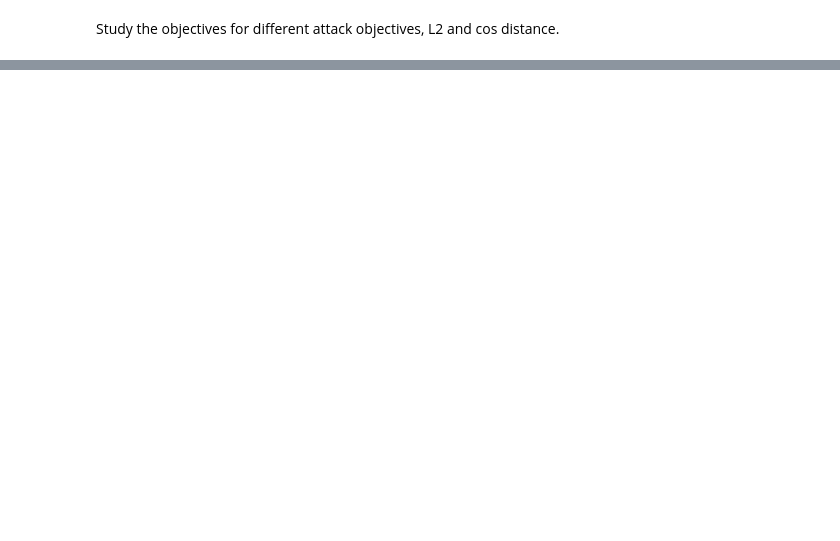
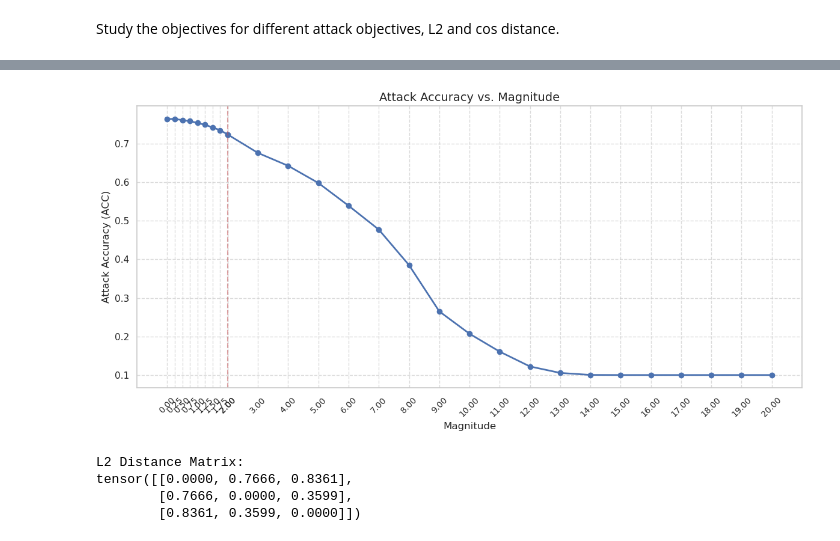
Before and after one commit to yangland/FedON, a Jupyter notebook: jupyter_notebooks/objective_definition.ipynb, the cells around one changed output, grey strips where cells are left out. Saved outputs shown, nothing was run; the diff lists cells and outputs as text; code cells hidden in the pictures; blank space fills up the shorter version.

```diff
--- a/jupyter_notebooks/objective_definition.ipynb
+++ b/jupyter_notebooks/objective_definition.ipynb
@@ -117,0 +335,9 @@ for iter in range(iters):
+# %%
+# copy the trained model0 to model1
+model1.load_state_dict(model0.state_dict())
+
+# test the model1
+test_loss, accuracy, per_class_accuracy, attack_success_rate = fl_validation(model1, c_criterion1,
+                            test_data, server_batch_size=32, class_num=10, attack_method='none',
+                            mali_labels=[0,7], device=device)
+print(f"model1 accuracy:{accuracy}")
@@ -117,0 +465,28 @@ for iter in range(iters):
+# %%
+# Create the plot
+plt.figure(figsize=(12, 6))
+plt.plot(magnitudes, attack_accuracy_list, marker='o', linestyle='-', color='b', linewidth=2)
+
+# Customize the plot
+plt.title('Attack Accuracy vs. Magnitude', fontsize=14)
+plt.xlabel('Magnitude', fontsize=12)
+plt.ylabel('Attack Accuracy (ACC)', fontsize=12)
+plt.grid(True, linestyle='--', alpha=0.7)
+
+# Set x-axis ticks:
+# - Show all 0.1 steps from 0.0 to 1.0
+# - Then show 1.0 steps from 1.0 to max magnitude
+max_magnitude = max(magnitudes)
+xticks = magnitudes
+plt.xticks(xticks, fontsize=10)
+
+# Rotate x-axis labels for better readability if many ticks
+plt.xticks(rotation=45)
+
+# Add a vertical line at magnitude=1 to mark the transition
+plt.axvline(x=2.0, color='r', linestyle='--', alpha=0.5)
+
+plt.tight_layout()
+plt.show()
+# %% [output]
+[figure, added]
@@ -117,0 +505,13 @@ for iter in range(iters):
+# %%
+l2_diff_matrix = torch.zeros(3, 3)
+for i in range(3):
+    for j in range(3):
+        l2_diff_matrix[i, j] = torch.norm(models[i] - models[j]).item()
+
+print("\nL2 Distance Matrix:")
+print(l2_diff_matrix)
+# %% [output]
+L2 Distance Matrix:
+tensor([[0.0000, 0.7666, 0.8361],
+        [0.7666, 0.0000, 0.3599],
+        [0.8361, 0.3599, 0.0000]])
```
Also changed, not shown: parts of 19 cells of this notebook, 1 other file.
